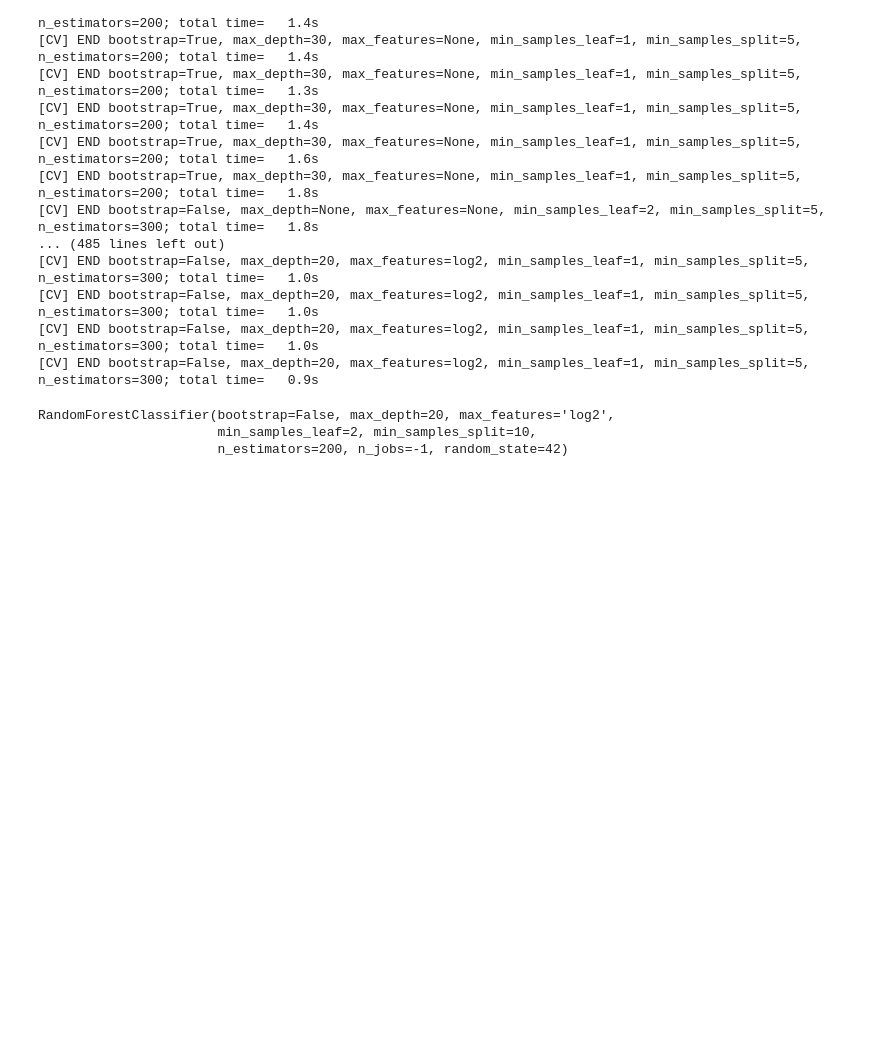
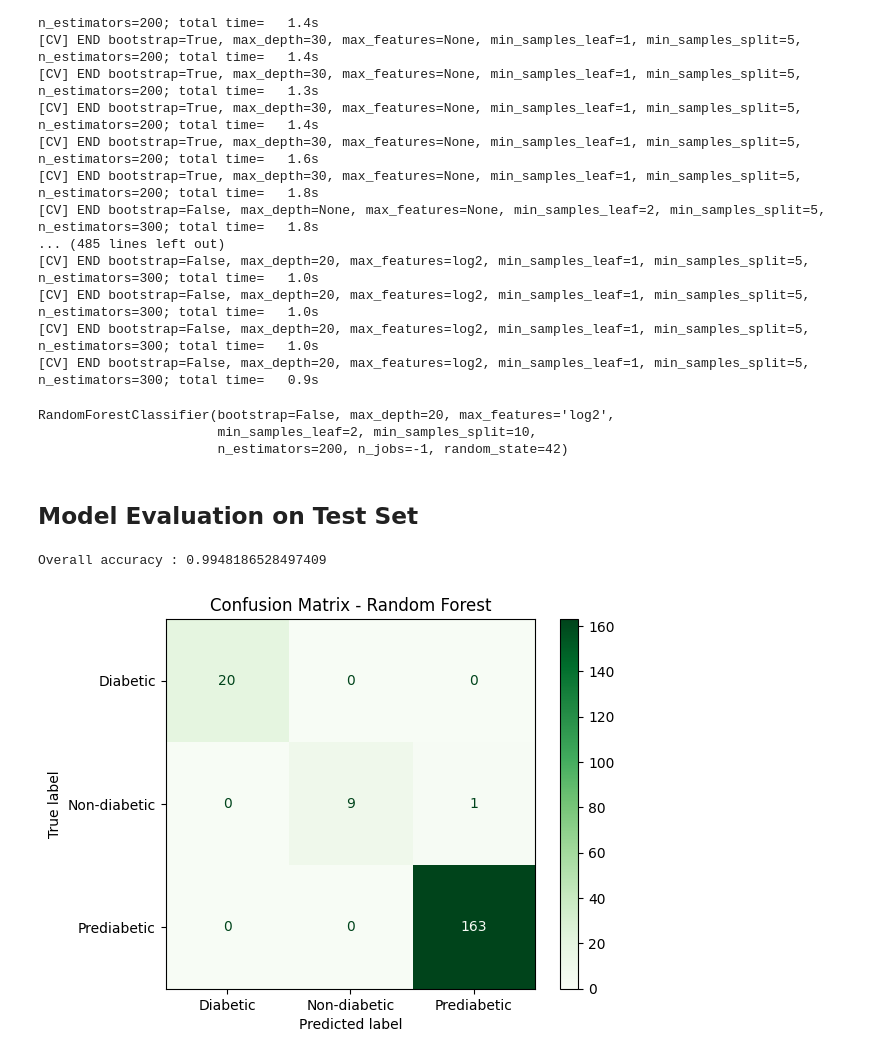
Before and after one commit to samirdahal888/Diabetes_Classification, a Jupyter notebook: notebooks/classifiaction/random_forest.ipynb, the cells around one changed output. Cells and saved outputs as stored; diff of their text form; code cells hidden in the pictures; blank space fills up the shorter version.

Commit message:
model evaluation

```diff
--- a/notebooks/classifiaction/random_forest.ipynb
+++ b/notebooks/classifiaction/random_forest.ipynb
@@ -29,7 +29,7 @@ X_train_balanced = np.load(
 y_train_balanced = np.load(
     "/home/samir-dahal/Diabetes_Classification/data/processed/y_train_balanced.npy"
 )
-x_test = pd.read_csv(
+X_test = pd.read_csv(
     "/home/samir-dahal/Diabetes_Classification/data/processed/X_test.csv"
 )
 y_test = pd.read_csv(
@@ -98,3 +98,35 @@ print(rf_best)
 RandomForestClassifier(bootstrap=False, max_depth=20, max_features='log2',
                        min_samples_leaf=2, min_samples_split=10,
                        n_estimators=200, n_jobs=-1, random_state=42)
+# %% [markdown]
+## Model Evaluation on Test Set
+# %%
+y_pred_rf = rf_best.predict(X_test)
+y_pred_proba_rf = rf_best.predict_proba(X_test)
+
+# Calculate metrics
+accuracy_rf = accuracy_score(y_test, y_pred_rf)
+precision_rf = precision_score(y_test, y_pred_rf, average=None, zero_division=0)
+recall_rf = recall_score(y_test, y_pred_rf, average=None, zero_division=0)
+f1_rf = f1_score(y_test, y_pred_rf, average=None, zero_division=0)
+
+precision_macro_rf = precision_score(
+    y_test, y_pred_rf, average="macro", zero_division=0
+)
+recall_macro_rf = recall_score(y_test, y_pred_rf, average="macro", zero_division=0)
+f1_macro_rf = f1_score(y_test, y_pred_rf, average="macro", zero_division=0)
+
+print(f"Overall accuracy : {accuracy_rf}")
+# %% [output]
+Overall accuracy : 0.9948186528497409
+# %%
+class_names = ["Diabetic", "Non-diabetic", "Prediabetic"]
+
+cm_rf = confusion_matrix(y_test, y_pred_rf)
+
+disp = ConfusionMatrixDisplay(confusion_matrix=cm_rf, display_labels=class_names)
+disp.plot(cmap="Greens", values_format="d")
+plt.title("Confusion Matrix - Random Forest")
+plt.show()
+# %% [output]
+[figure, added]
```
Also changed, not shown: parts of 3 cells of this notebook.
